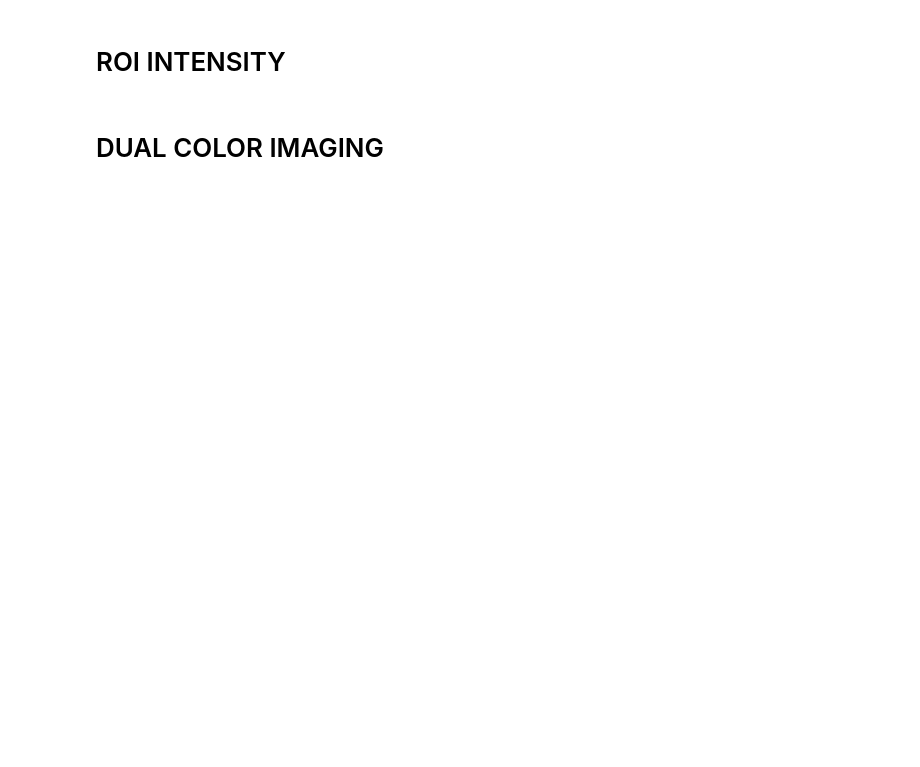
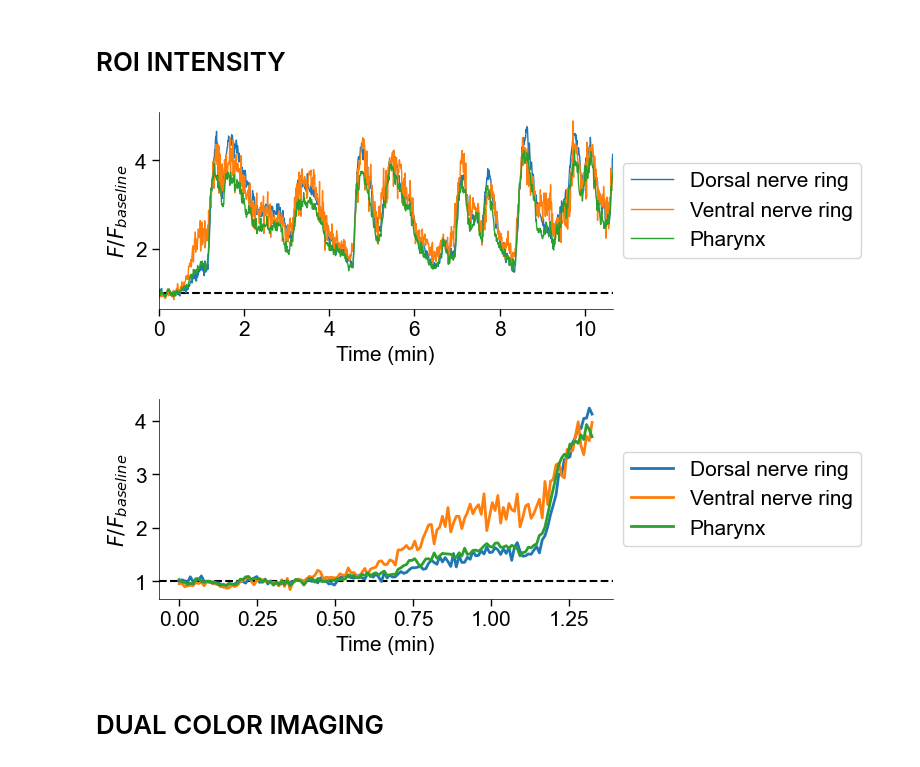
Before and after one commit to MunibH/g5ht-pipeline, a Jupyter notebook: grant_plots.ipynb, the cells around one changed output. Drawn from its saved outputs; the diff is of its cells as text; code cells hidden in the pictures; blank space fills up the shorter version.

Commit message:
grant plots

```diff
--- a/grant_plots.ipynb
+++ b/grant_plots.ipynb
@@ -163,26 +167,48 @@ plt.show()
 # %% [markdown]
 # ROI INTENSITY
 # %%
+save = True
+
 roi_intensity = np.genfromtxt(os.path.join(OUT_DIR,'quantified.csv'), delimiter=',')
 roi_intensity = roi_intensity[1:,:]
 roi_intensity
 
 lw = 1
 
 t = roi_intensity[:,0]
 
 fig, ax = utils.pretty_plot(figsize=(8,3))
 ax.plot(t, roi_intensity[:, 1] / np.mean(roi_intensity[:60, 1]), label='Dorsal nerve ring', lw=lw)
 ax.plot(t, roi_intensity[:, 2] / np.mean(roi_intensity[:60, 2]), label='Ventral nerve ring', lw=lw)
 ax.plot(t, roi_intensity[:, 3] / np.mean(roi_intensity[:60, 3]), label='Pharynx', lw=lw)
 ax.legend(loc='center left', bbox_to_anchor=(1, 0.5))
 ax.set_xlabel('Time (min)')
 ax.set_ylabel(r'$F/F_{baseline}$')
 ax.set_xlim(t[0],t[-1])
 ax.axhline(1, ls='--', c='k', zorder=0)
 fig.tight_layout()
-plt.savefig(os.path.join(FIG_DIR, 'roi_intensity.svg'), dpi=300)
+if save:
+    plt.savefig(os.path.join(FIG_DIR, 'roi_intensity.svg'), dpi=300)
 plt.show()
+
+fig, ax = utils.pretty_plot(figsize=(8,3))
+tend = 150
+lw = 2
+ax.plot(t[:tend], roi_intensity[:tend, 1] / np.mean(roi_intensity[:60, 1]), label='Dorsal nerve ring', lw=lw)
+ax.plot(t[:tend], roi_intensity[:tend, 2] / np.mean(roi_intensity[:60, 2]), label='Ventral nerve ring', lw=lw)
+ax.plot(t[:tend], roi_intensity[:tend, 3] / np.mean(roi_intensity[:60, 3]), label='Pharynx', lw=lw)
+ax.legend(loc='center left', bbox_to_anchor=(1, 0.5))
+ax.set_xlabel('Time (min)')
+ax.set_ylabel(r'$F/F_{baseline}$')
+# ax.set_xlim(t[0],t[-1])
+ax.axhline(1, ls='--', c='k', zorder=0)
+fig.tight_layout()
+if save:
+    plt.savefig(os.path.join(FIG_DIR, 'roi_intensity_preencounter.svg'), dpi=300)
+plt.show()
+# %% [output]
+[figure, added]
+[figure, added]
 # %% [markdown]
 # DUAL COLOR IMAGING
 # %%
```
Also changed, not shown: parts of 7 cells of this notebook, 3 other files.
